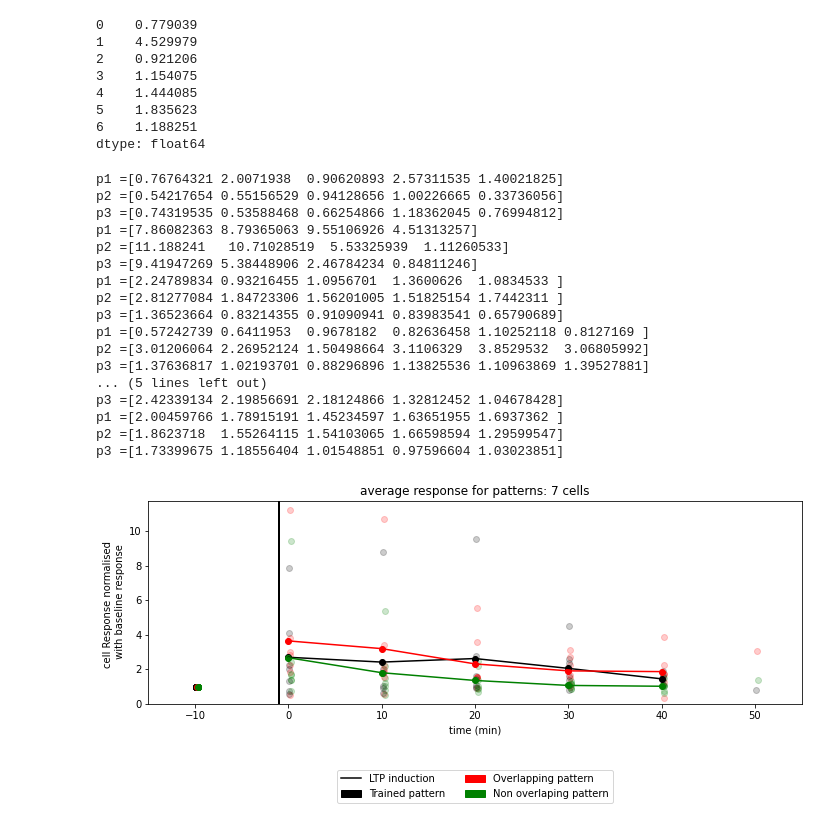
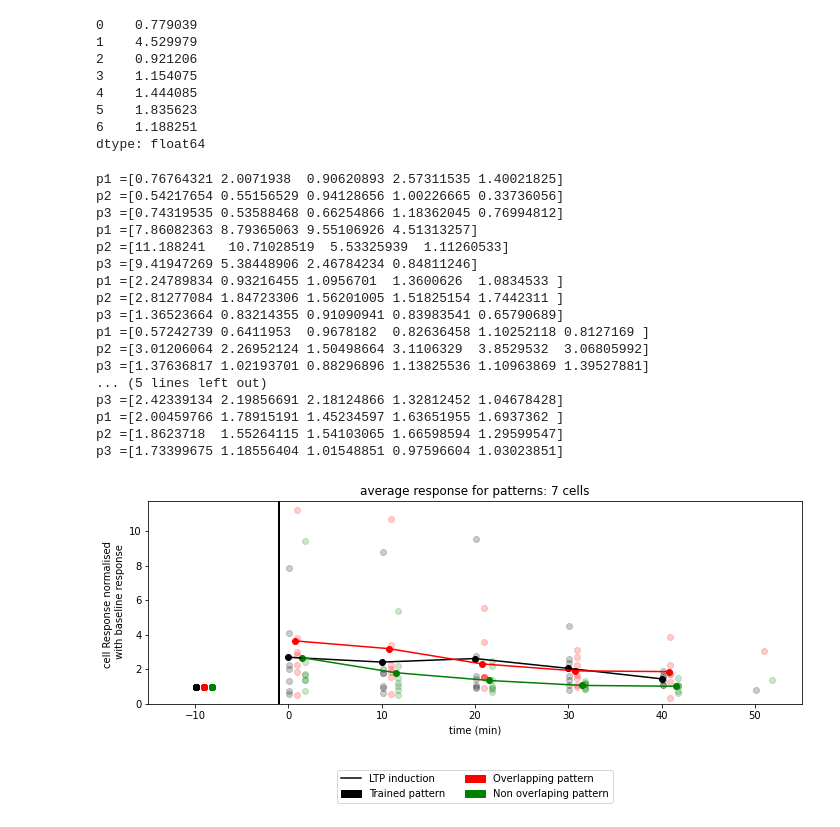
Before and after one commit to anzalks/ep_snippets, a Jupyter notebook: LTP_Cell_to_cell_analytsis_all_patterns.ipynb, the cells around one changed output. Saved outputs shown, nothing was run; the diff lists cells and outputs as text; code cells hidden in the pictures.

```diff
--- a/LTP_Cell_to_cell_analytsis_all_patterns.ipynb
+++ b/LTP_Cell_to_cell_analytsis_all_patterns.ipynb
@@ -1756,15 +1803,0 @@ array([[ 0.2       ,  0.68433837],
-# %%
-for i in scatter_pre:
-    for tx,t in enumerate(i):
-        plt.scatter(t[0],t[1],color=pat_c[tx])
-for i in scatter_post:
-    for n in i:
-        for wx,w in enumerate(n):
-            plt.scatter(w[0],w[1],color=pat_c[wx],alpha=0.4)
-for i in line_post:
-    for nx,n in enumerate(i):
-        plt.plot(n[0],n[1],color=pat_c[nx],alpha=0.4)
-"""for i in ar_sc_post_mean:
-    for n in i:
-        plt.scatter(n[0],n[1])
-"""
@@ -1816,7 +1803,0 @@ scatter_post_pd_t_t = scatter_post_pd_t.transpose()
-# %%
-
-for nx,n in enumerate(scatter_post_pd_t_t):
-    for i in n:
-        for yx,y in enumerate(i):
-            plt.scatter(np.mean(y[0]),np.mean(y[1]),color=pat_c[yx])
-            plt.plot(y.transpose(),color=pat_c[yx])
@@ -1934,7 +1898,7 @@ dtype: float64
 plt.figure(figsize=(10, 5))
 for i in scatter_pre:
     for tx,t in enumerate(i):
-        plt.scatter(t[0],t[1],color=pat_c[tx])
+        plt.scatter(t[0]+tx*0.75,t[1],color=pat_c[tx])
 p1_c = []
 p2_c =[]
 p3_c=[]
@@ -1944,7 +1908,7 @@ for i in scatter_post:
     p3 = []
     for n in i:
         for wx,w in enumerate(n):
-            plt.scatter(w[0],w[1],color=pat_c[wx],alpha=0.2)
+            plt.scatter(w[0]+wx*0.75,w[1],color=pat_c[wx],alpha=0.2)
             w_=np.array(w[1])
             if wx==0:
                 p1.append(w_)
@@ -1981,45 +1945,48 @@ for i in line_post:
 plt.plot(np.arange(0,len(p1_c_pd_m)*10,10)[0:5],p1_c_pd_m[0:5],color='k')
 plt.scatter(np.arange(0,len(p1_c_pd_m)*10,10)[0:5],p1_c_pd_m[0:5],color='k')
 #plt.plot(p2_c_pd)
-plt.plot(np.arange(0,len(p2_c_pd_m)*10,10)[0:5],p2_c_pd_m[0:5],color='r')
-plt.scatter(np.arange(0,len(p2_c_pd_m)*10,10)[0:5],p2_c_pd_m[0:5],color='r')
+plt.plot(np.arange(0,len(p2_c_pd_m)*10,10)[0:5]+0.75,p2_c_pd_m[0:5],color='r')
+plt.scatter(np.arange(0,len(p2_c_pd_m)*10,10)[0:5]+0.75,p2_c_pd_m[0:5],color='r')
 #plt.plot(p3_c_pd)
-plt.plot(np.arange(0,len(p3_c_pd_m)*10,10)[0:5],p3_c_pd_m[0:5],color='g')
-plt.scatter(np.arange(0,len(p3_c_pd_m)*10,10)[0:5],p3_c_pd_m[0:5],color='g')
+plt.plot(np.arange(0,len(p3_c_pd_m)*10,10)[0:5]+2*0.75,p3_c_pd_m[0:5],color='g')
+plt.scatter(np.arange(0,len(p3_c_pd_m)*10,10)[0:5]+2*0.75,p3_c_pd_m[0:5],color='g')
 plt.title(f'average epsp response combined for {len(scatter_pre)} cells')
 legend_elements = [Line2D([0], [0], color='k', lw=1.5, label='LTP induction'),mpatches.Patch(color='black', label='Trained pattern'),
                    mpatches.Patch(color='red', label='Overlapping pattern'),mpatches.Patch(color='green', label='Non overlaping pattern')]
 
 plt.axvline(-1, color='k',linewidth=2)
+#plt.axhline(1, color='g',linewidth=2,ls=':')
+#plt.axhline(1.4, color='k',linewidth=2,ls=':')
+#plt.axhline(1.8, color='r',linewidth=2,ls=':')
 plt.legend(loc='upper center',bbox_to_anchor =(0.5, -0.3), ncol = 2,handles=legend_elements)
 plt.ylim(ymin=0)
 #plt.ylim(0,6)
 plt.xlim(-15,55)
 #plt.ylim(0,15)
 plt.xlabel('time (min)')
 plt.ylabel('cell Response normalised \n with baseline response')
 #plt.ylabel('cell Response (mV)')
 plt.title(f'average response for patterns: {len(cells)} cells')
 plt.tight_layout()
 plt.savefig(f'{outdir}/all_cells_classic_LTP_average_patterns_norm_baseline_final_no_ylim_no_xlim.png',bbox_inches='tight')
 plt.show()
 plt.close()
 # %% [output]
 p1 =[0.76764321 2.0071938  0.90620893 2.57311535 1.40021825]
 p2 =[0.54217654 0.55156529 0.94128656 1.00226665 0.33736056]
 p3 =[0.74319535 0.53588468 0.66254866 1.18362045 0.76994812]
 p1 =[7.86082363 8.79365063 9.55106926 4.51313257]
 p2 =[11.188241   10.71028519  5.53325939  1.11260533]
 p3 =[9.41947269 5.38448906 2.46784234 0.84811246]
 p1 =[2.24789834 0.93216455 1.0956701  1.3600626  1.0834533 ]
 p2 =[2.81277084 1.84723306 1.56201005 1.51825154 1.7442311 ]
 p3 =[1.36523664 0.83214355 0.91090941 0.83983541 0.65790689]
 p1 =[0.57242739 0.6411953  0.9678182  0.82636458 1.10252118 0.8127169 ]
 p2 =[3.01206064 2.26952124 1.50498664 3.1106329  3.8529532  3.06805992]
 p3 =[1.37636817 1.02193701 0.88296896 1.13825536 1.10963869 1.39527881]
 ... (5 lines left out)
 p3 =[2.42339134 2.19856691 2.18124866 1.32812452 1.04678428]
 p1 =[2.00459766 1.78915191 1.45234597 1.63651955 1.6937362 ]
 p2 =[1.8623718  1.55264115 1.54103065 1.66598594 1.29599547]
 p3 =[1.73399675 1.18556404 1.01548851 0.97596604 1.03023851]
-[figure, old version]
+[figure, new version]
```
Also changed, not shown: parts of 52 cells of this notebook, 7 other files.
